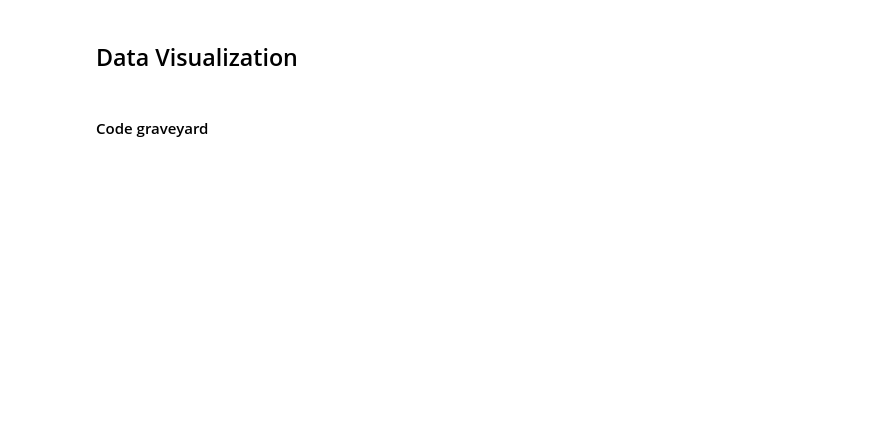
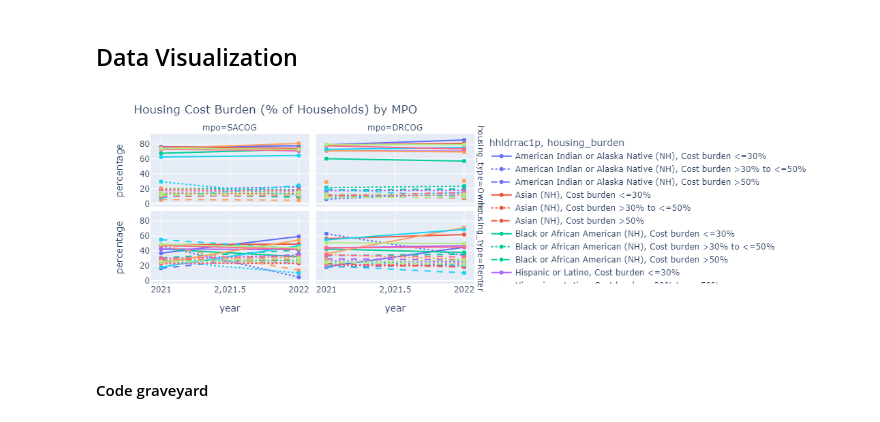
Before and after one commit to SACOG/Regional-Monitoring, a Jupyter notebook: Indicator_Gen/Python Code/Census/Step 03 - Data Visualizations.ipynb, the cells around one changed output. Cells and saved outputs as stored; diff of their text form; code cells hidden in the pictures; blank space fills up the shorter version.

Commit message:
Minor updates all around, major updates to MOE data processing

```diff
--- a/Indicator_Gen/Python Code/Census/Step 03 - Data Visualizations.ipynb
+++ b/Indicator_Gen/Python Code/Census/Step 03 - Data Visualizations.ipynb
@@ -82,7 +93,7 @@ print(year_end)
 ## Import Data
 # %%
 df_acs = pd.read_excel(os.path.join(path_main, report_theme, sp_folder_out, indicator_name,
-                                  indicator_name + ' ' + workbook + ' ' + estimate + ' Long.xlsx')
+                                  indicator_name + ' ' + workbook + ' ' + estimate + ' Households.xlsx')
                       # , sheet_name = import_tab
                       )
 
@@ -272,41 +289,44 @@ df_acs.head()
 # %%
 unique(df_acs.housing_burden.values)
 # %%
-df_plot = df_acs[df_acs['housing_burden'] != 'Cost data not available']
-df_plot = df_plot.groupby(['mpo', 'year', 'housing_burden'], as_index = False)['pwgtp'].agg(sum)
-
-df_plot['percentage'] = 100*df_plot['pwgtp'] / df_plot.groupby(['mpo', 'year'])['pwgtp'].transform('sum')
-df_plot['percentage'] = round(df_plot['percentage'], 1)
-
+df_plot = df_acs[df_acs['housing_type'].isin(['Renter', 'Owner'])]
 
 x = 'year'
 # y = 'wgtp'
 y = 'percentage'
-color = 'housing_burden'
-line_dash = 'mpo'
+color = 'hhldrrac1p'
+line_dash = 'housing_burden'
+labels = 'housing_burden'
 variable = 'Housing cost burden'
-labels = 'housing_burden'
+facet_row = 'housing_type'
+facet_col = 'mpo'
+
+
 
 fig = px.line(df_plot
               , x = x
               , y = y
               , color = color
               , line_dash = line_dash
               , markers = True
-              , labels = labels
+              # , labels = labels
+              , facet_col = facet_col
+              , facet_row = facet_row
                     )
 
-fig.update_layout(title = 'Housing Cost Burden (% of People) by MPO')
+fig.update_layout(title = 'Housing Cost Burden (% of Households) by MPO')
 
 
 # py.plot(fig, filename = ''.join([indicator_name + '_'
 #                            , variable  + '_'
 #                            , 'MPO' + '_'
 #                            , 'line_'
 #                            , '.html']))
 
 
 fig.show()
+# %% [output]
+[figure, added]
 # %% [markdown]
 #### Code graveyard
 # %%
```
Also changed, not shown: parts of 4 cells of this notebook, 6 other files.
